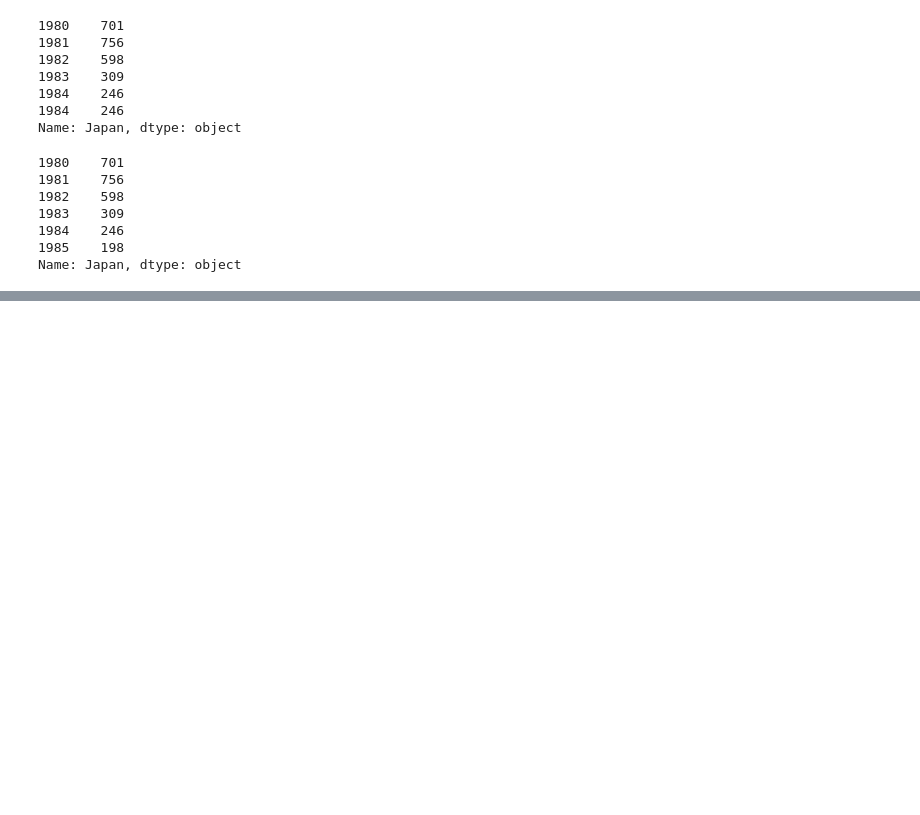
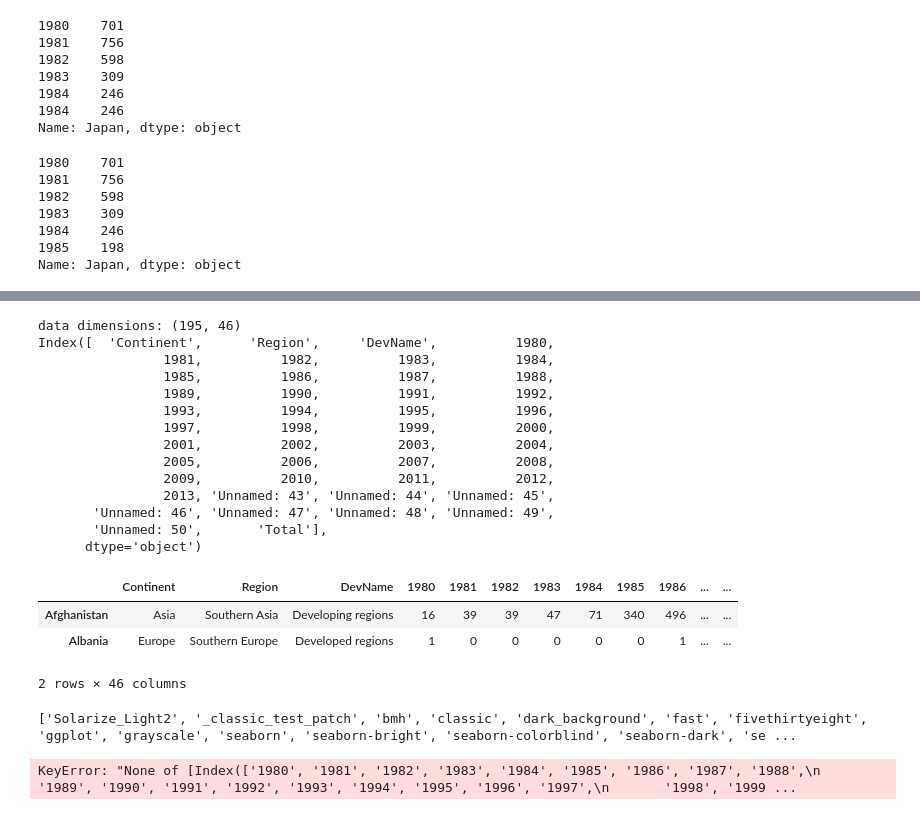
Before and after one commit to vrushit/Machine-Learning-BootCamp, a Jupyter notebook: Data Represenatation and Visualization/Matplotlib and Line Plots.ipynb, the cells around one changed output, grey strips where cells are left out. Cells and saved outputs as stored; diff of their text form; code cells hidden in the pictures; blank space fills up the shorter version.

```diff
--- a/Data Represenatation and Visualization/Matplotlib and Line Plots.ipynb
+++ b/Data Represenatation and Visualization/Matplotlib and Line Plots.ipynb
@@ -285,0 +372,33 @@ import matplotlib.
+# %%
+print('data dimensions:', df_can.shape)
+print(df_can.columns)
+df_can.head(2)
+# %% [output]
+data dimensions: (195, 46)
+Index([  'Continent',      'Region',     'DevName',          1980,
+                1981,          1982,          1983,          1984,
+                1985,          1986,          1987,          1988,
+                1989,          1990,          1991,          1992,
+                1993,          1994,          1995,          1996,
+                1997,          1998,          1999,          2000,
+                2001,          2002,          2003,          2004,
+                2005,          2006,          2007,          2008,
+                2009,          2010,          2011,          2012,
+                2013, 'Unnamed: 43', 'Unnamed: 44', 'Unnamed: 45',
+       'Unnamed: 46', 'Unnamed: 47', 'Unnamed: 48', 'Unnamed: 49',
+       'Unnamed: 50',       'Total'],
+      dtype='object')
+|  | Continent | Region | DevName | 1980 | 1981 | 1982 | 1983 | 1984 | 1985 | 1986 | ... | ... |
+| Afghanistan | Asia | Southern Asia | Developing regions | 16 | 39 | 39 | 47 | 71 | 340 | 496 | ... | ... |
+| Albania | Europe | Southern Europe | Developed regions | 1 | 0 | 0 | 0 | 0 | 0 | 1 | ... | ... |
+2 rows × 46 columns
+# %%
+print(plt.style.available)
+mpl.style.use(['ggplot'])
+# %% [output]
+['Solarize_Light2', '_classic_test_patch', 'bmh', 'classic', 'dark_background', 'fast', 'fivethirtyeight', 'ggplot', 'grayscale', 'seaborn', 'seaborn-bright', 'seaborn-colorblind', 'seaborn-dark', 'se ...
+# %%
+haiti = df_can.loc['Haiti', years] # passing in years 1980 - 2013 to exclude the 'total' column
+haiti.head()
+# %% [output]
+KeyError: "None of [Index(['1980', '1981', '1982', '1983', '1984', '1985', '1986', '1987', '1988',\n       '1989', '1990', '1991', '1992', '1993', '1994', '1995', '1996', '1997',\n       '1998', '1999 ...
```
Also changed, not shown: parts of 7 cells of this notebook.
